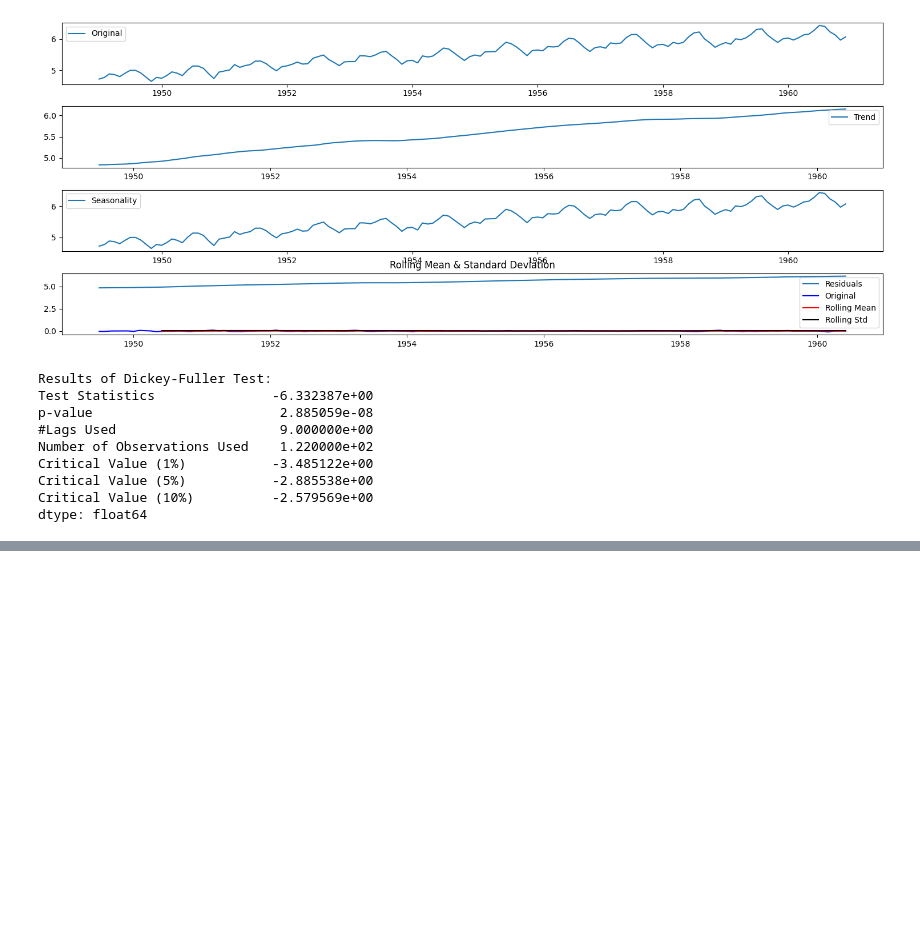
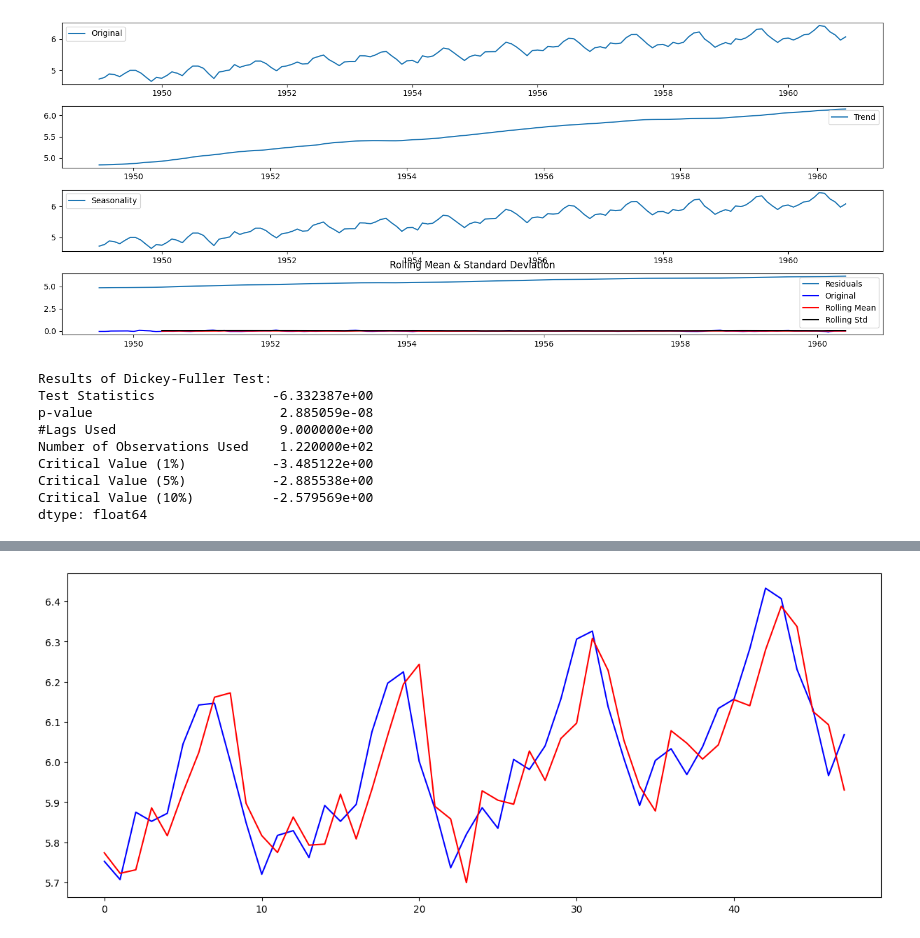
Before and after one commit to srsimonson/time-series-analysis, a Jupyter notebook: arima.ipynb, the cells around one changed output, grey strips where cells are left out. Drawn from its saved outputs; the diff is of its cells as text; code cells hidden in the pictures; blank space fills up the shorter version.

Commit message:
arima prediction final

```diff
--- a/arima.ipynb
+++ b/arima.ipynb
@@ -377,0 +330,7 @@ NameError: name 'train' is not defined
+# %%
+ts_values = ts_log.values
+X = ts_values
+size = int(len(X)* 0.667)
+
+# Train test split
+train, test = X[0:size], X[size:len(X)]
@@ -377,0 +354,19 @@ NameError: name 'train' is not defined
+# %%
+history = [x for x in train] # just the training data
+predictions = list()
+
+for t in range(len(test)):
+    try:
+        model = ARIMA(history, order=(4,1,2)) #4, 1, 2 are output of Grid Search p d q / call first on history (training data)
+        model_fit = model.fit()
+        output = model_fit.forecast() # forecasted values
+        yhat = output[0] # the output of the predictions
+        predictions.append(yhat)
+        obs = test[t]
+        history.append(obs) # step testing. this means that each iteration, the test becomes test + output of previous test
+    except (ValueError, LinAlgError):
+        pass
+    print('predicted=%f, expected=%f' % (yhat, obs))
+error = mean_squared_error(test, predictions)
+rmse = mean_squared_error(test, predictions)**0.5
+print('Test MSE: %.3f' % rmse)
@@ -377,0 +391,9 @@ NameError: name 'train' is not defined
+# %%
+# you can see the model is accurately predicting the raises and drops. expected means observed.
+
+# Plot the above
+pyplot.plot(test, color = 'blue', label='test')
+pyplot.plot(predictions, color='red', label = 'pred')
+pyplot.show()
+# %% [output]
+[figure, added]
```
Also changed, not shown: parts of 10 cells of this notebook, 1 other file.
